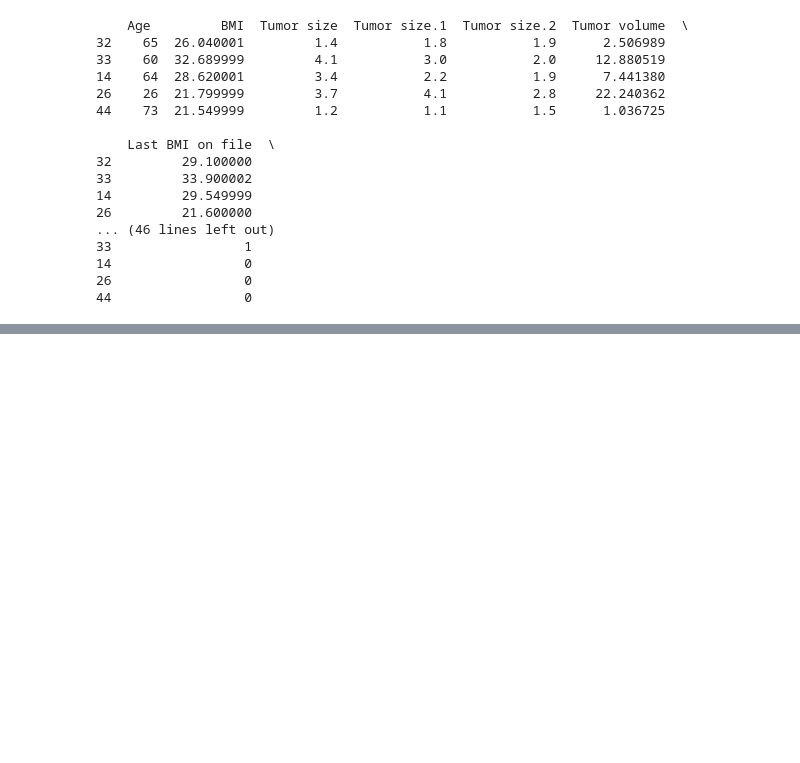
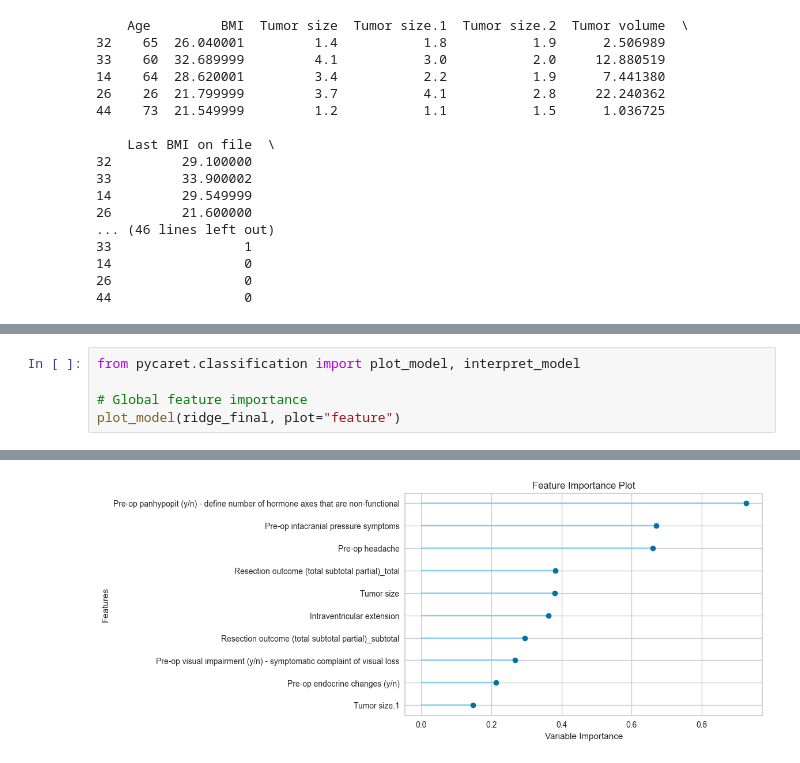
Before and after one commit to shrinitbabel/craniopharyngioma, a Jupyter notebook: initial.ipynb, the cells around one changed output, grey strips where cells are left out. Saved outputs shown, nothing was run; the diff lists cells and outputs as text; blank space fills up the shorter version.

```diff
--- a/initial.ipynb
+++ b/initial.ipynb
@@ -393,0 +322,6 @@ Transformation Pipeline and Model Successfully Saved
+# %%
+from pycaret.classification import plot_model, interpret_model
+
+# Global feature importance
+plot_model(ridge_final, plot="feature")
+# %% [output]
@@ -393,0 +329 @@ Transformation Pipeline and Model Successfully Saved
+[figure, added]
```
Also changed, not shown: parts of 8 cells of this notebook, 9 other files.
